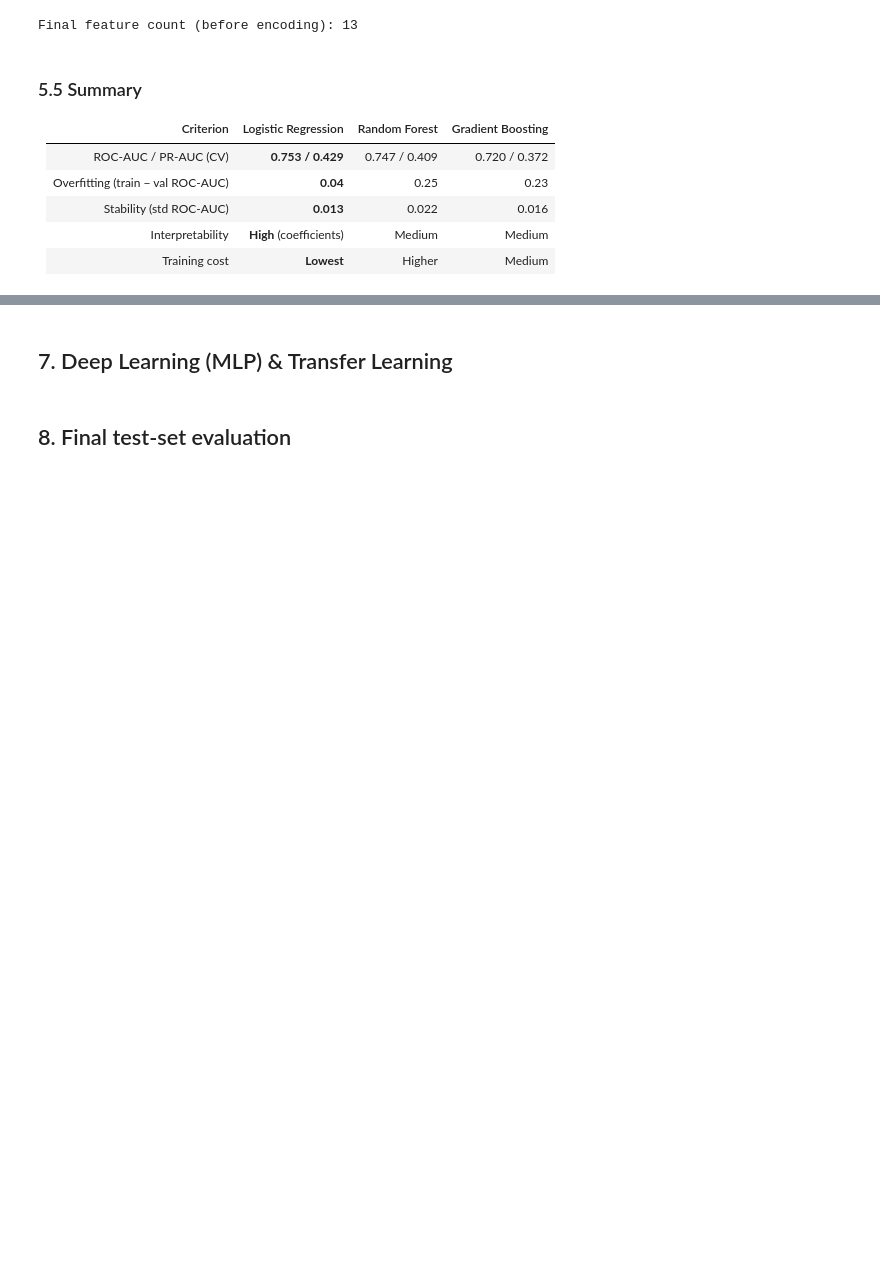
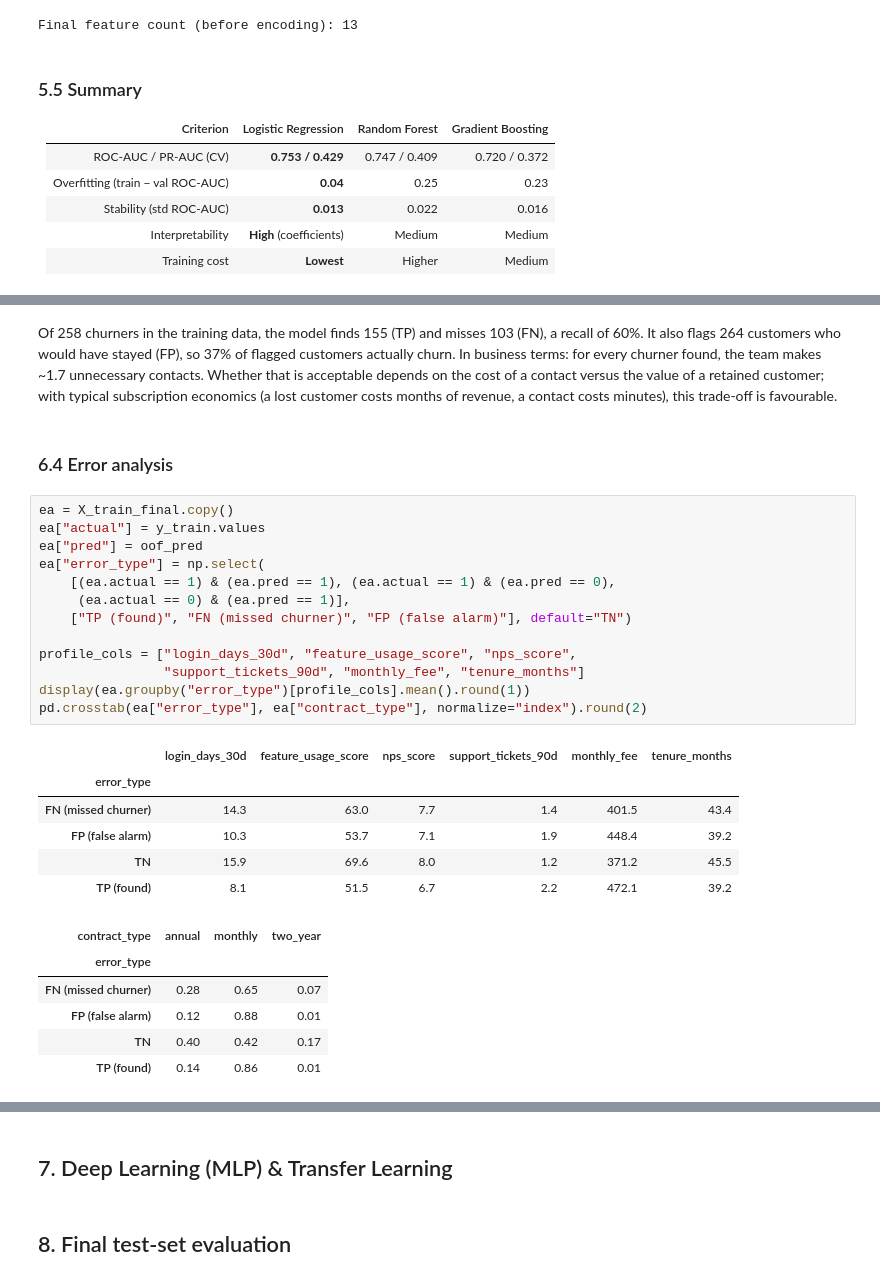
Before and after one commit to mineterkan/customer-churn-prediction, a Jupyter notebook: notebooks/churn_analysis.ipynb, the cells around one changed output, grey strips where cells are left out. Drawn from its saved outputs; the diff is of its cells as text; blank space fills up the shorter version.

```diff
--- a/notebooks/churn_analysis.ipynb
+++ b/notebooks/churn_analysis.ipynb
@@ -711,0 +806,30 @@ Final feature count (before encoding): 13
+# %% [markdown]
+Of 258 churners in the training data, the model finds 155 (TP) and misses 103 (FN), a recall of 60%. It also flags 264 customers who would have stayed (FP), so 37% of flagged customers actually churn. In business terms: for every churner found, the team makes ~1.7 unnecessary contacts. Whether that is acceptable depends on the cost of a contact versus the value of a retained customer; with typical subscription economics (a lost customer costs months of revenue, a contact costs minutes), this trade-off is favourable.
+# %% [markdown]
+### 6.4 Error analysis
+# %%
+ea = X_train_final.copy()
+ea["actual"] = y_train.values
+ea["pred"] = oof_pred
+ea["error_type"] = np.select(
+    [(ea.actual == 1) & (ea.pred == 1), (ea.actual == 1) & (ea.pred == 0),
+     (ea.actual == 0) & (ea.pred == 1)],
+    ["TP (found)", "FN (missed churner)", "FP (false alarm)"], default="TN")
+
+profile_cols = ["login_days_30d", "feature_usage_score", "nps_score",
+                "support_tickets_90d", "monthly_fee", "tenure_months"]
+display(ea.groupby("error_type")[profile_cols].mean().round(1))
+pd.crosstab(ea["error_type"], ea["contract_type"], normalize="index").round(2)
+# %% [output]
+|  | login_days_30d | feature_usage_score | nps_score | support_tickets_90d | monthly_fee | tenure_months |
+| error_type |  |  |  |  |  |  |
+| FN (missed churner) | 14.3 | 63.0 | 7.7 | 1.4 | 401.5 | 43.4 |
+| FP (false alarm) | 10.3 | 53.7 | 7.1 | 1.9 | 448.4 | 39.2 |
+| TN | 15.9 | 69.6 | 8.0 | 1.2 | 371.2 | 45.5 |
+| TP (found) | 8.1 | 51.5 | 6.7 | 2.2 | 472.1 | 39.2 |
+| contract_type | annual | monthly | two_year |
+| error_type |  |  |  |
+| FN (missed churner) | 0.28 | 0.65 | 0.07 |
+| FP (false alarm) | 0.12 | 0.88 | 0.01 |
+| TN | 0.40 | 0.42 | 0.17 |
+| TP (found) | 0.14 | 0.86 | 0.01 |
```
Also changed, not shown: parts of 13 cells of this notebook, 3 other files.
